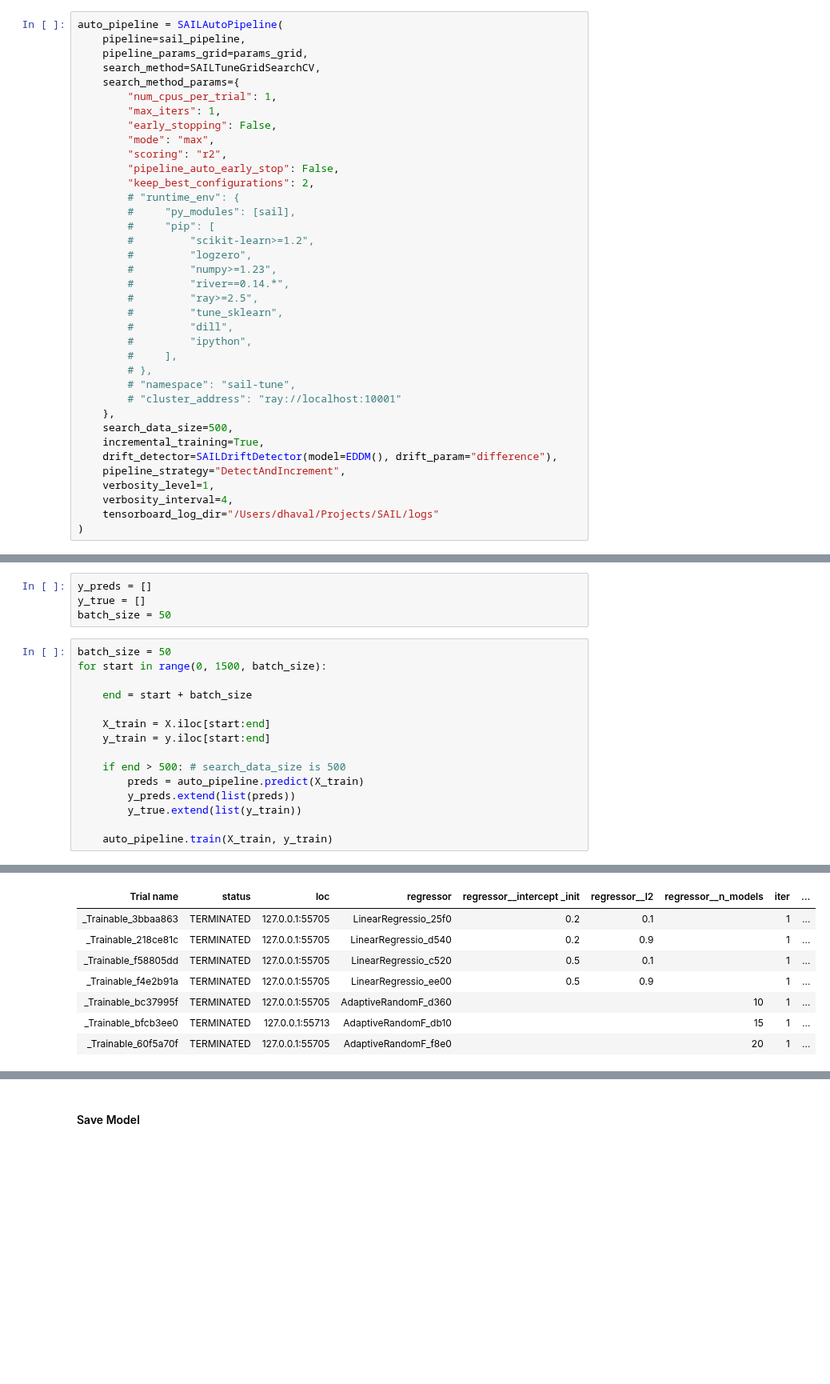
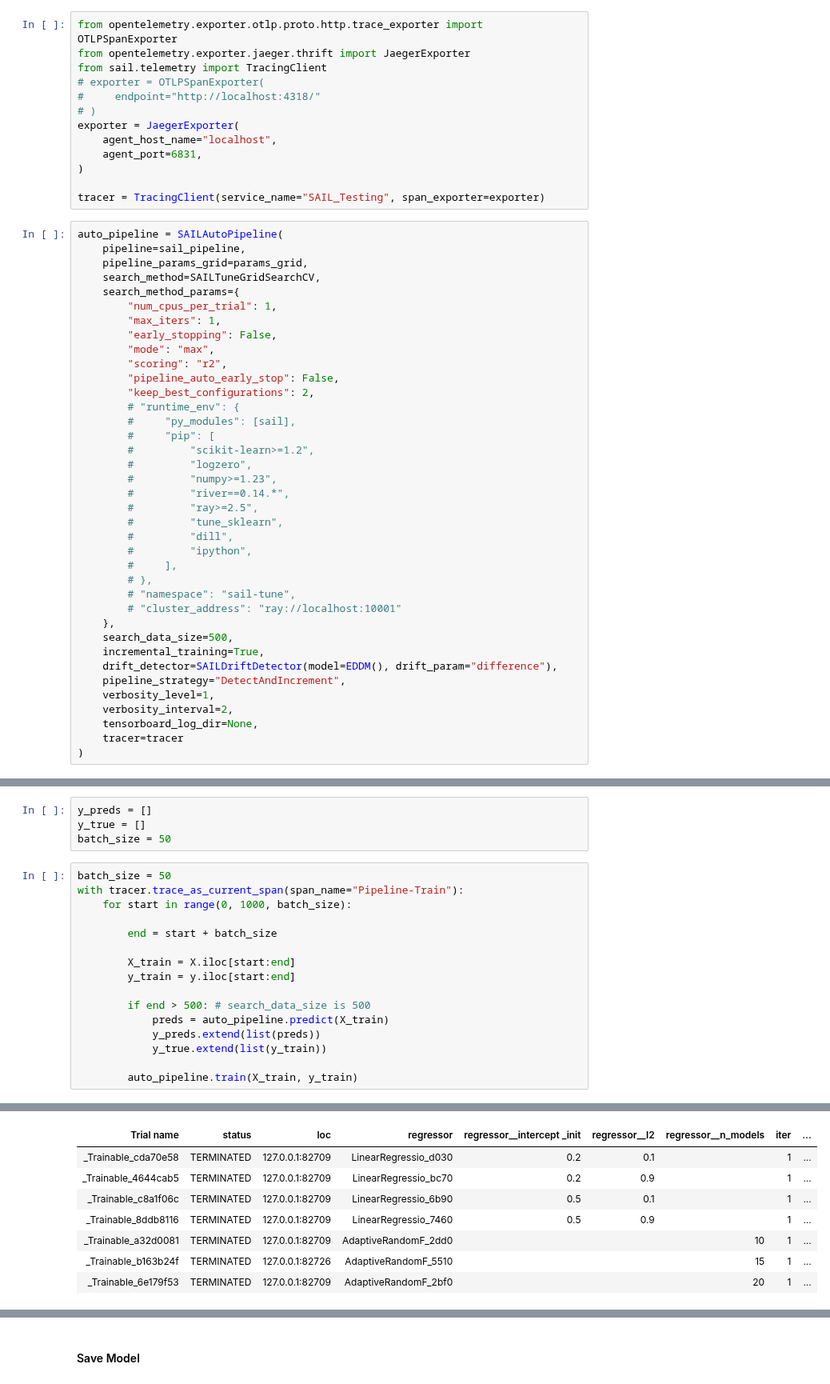
Before and after one commit to IBM/sail, a Jupyter notebook: examples/models/auto_ml/sail_auto_pipeline_regression.ipynb, the cells around one changed output, grey strips where cells are left out. Shown at 80% size. Drawn from its saved outputs; the diff is of its cells as text; blank space fills up the shorter version.

```diff
--- a/examples/models/auto_ml/sail_auto_pipeline_regression.ipynb
+++ b/examples/models/auto_ml/sail_auto_pipeline_regression.ipynb
@@ -49,6 +49,19 @@ params_grid = [
 ]
 # %% [markdown]
 #### Create Model Instance
+# %%
+from opentelemetry.exporter.otlp.proto.http.trace_exporter import OTLPSpanExporter
+from opentelemetry.exporter.jaeger.thrift import JaegerExporter
+from sail.telemetry import TracingClient
+# exporter = OTLPSpanExporter(
+#     endpoint="http://localhost:4318/"
+# )
+exporter = JaegerExporter(
+    agent_host_name="localhost",
+    agent_port=6831,
+)
+
+tracer = TracingClient(service_name="SAIL_Testing", span_exporter=exporter)
 # %%
 auto_pipeline = SAILAutoPipeline(
     pipeline=sail_pipeline,
@@ -83,7 +96,8 @@ auto_pipeline = SAILAutoPipeline(
     drift_detector=SAILDriftDetector(model=EDDM(), drift_param="difference"),
     pipeline_strategy="DetectAndIncrement",
     verbosity_level=1,
-    verbosity_interval=4,
-    tensorboard_log_dir="/Users/dhaval/Projects/SAIL/logs"
+    verbosity_interval=2,
+    tensorboard_log_dir=None,
+    tracer=tracer
 )
 # %% [output]
@@ -97,18 +110,19 @@ y_true = []
 batch_size = 50
 # %%
 batch_size = 50
-for start in range(0, 1500, batch_size):
+with tracer.trace_as_current_span(span_name="Pipeline-Train"):
+    for start in range(0, 1000, batch_size):
 
-    end = start + batch_size
+        end = start + batch_size
 
-    X_train = X.iloc[start:end]
-    y_train = y.iloc[start:end]
+        X_train = X.iloc[start:end]
+        y_train = y.iloc[start:end]
 
-    if end > 500: # search_data_size is 500
-        preds = auto_pipeline.predict(X_train)
-        y_preds.extend(list(preds))
-        y_true.extend(list(y_train))
+        if end > 500: # search_data_size is 500
+            preds = auto_pipeline.predict(X_train)
+            y_preds.extend(list(preds))
+            y_true.extend(list(y_train))
 
-    auto_pipeline.train(X_train, y_train)
+        auto_pipeline.train(X_train, y_train)
 # %% [output]
 Tune Status
@@ -118,12 +132,12 @@ Tune Status
 System Info
 Using FIFO scheduling algorithm.
 Logical resource usage: 1.0/10 CPUs, 0/0 GPUs
 Trial Status
 | Trial name | status | loc | regressor | regressor__intercept _init | regressor__l2 | regressor__n_models | iter | ... |
-| _Trainable_3bbaa863 | TERMINATED | 127.0.0.1:55705 | LinearRegressio_25f0 | 0.2 | 0.1 |  | 1 | ... |
-| _Trainable_218ce81c | TERMINATED | 127.0.0.1:55705 | LinearRegressio_d540 | 0.2 | 0.9 |  | 1 | ... |
-| _Trainable_f58805dd | TERMINATED | 127.0.0.1:55705 | LinearRegressio_c520 | 0.5 | 0.1 |  | 1 | ... |
-| _Trainable_f4e2b91a | TERMINATED | 127.0.0.1:55705 | LinearRegressio_ee00 | 0.5 | 0.9 |  | 1 | ... |
-| _Trainable_bc37995f | TERMINATED | 127.0.0.1:55705 | AdaptiveRandomF_d360 |  |  | 10 | 1 | ... |
-| _Trainable_bfcb3ee0 | TERMINATED | 127.0.0.1:55713 | AdaptiveRandomF_db10 |  |  | 15 | 1 | ... |
-| _Trainable_60f5a70f | TERMINATED | 127.0.0.1:55705 | AdaptiveRandomF_f8e0 |  |  | 20 | 1 | ... |
+| _Trainable_cda70e58 | TERMINATED | 127.0.0.1:82709 | LinearRegressio_d030 | 0.2 | 0.1 |  | 1 | ... |
+| _Trainable_4644cab5 | TERMINATED | 127.0.0.1:82709 | LinearRegressio_bc70 | 0.2 | 0.9 |  | 1 | ... |
+| _Trainable_c8a1f06c | TERMINATED | 127.0.0.1:82709 | LinearRegressio_6b90 | 0.5 | 0.1 |  | 1 | ... |
+| _Trainable_8ddb8116 | TERMINATED | 127.0.0.1:82709 | LinearRegressio_7460 | 0.5 | 0.9 |  | 1 | ... |
+| _Trainable_a32d0081 | TERMINATED | 127.0.0.1:82709 | AdaptiveRandomF_2dd0 |  |  | 10 | 1 | ... |
+| _Trainable_b163b24f | TERMINATED | 127.0.0.1:82726 | AdaptiveRandomF_5510 |  |  | 15 | 1 | ... |
+| _Trainable_6e179f53 | TERMINATED | 127.0.0.1:82709 | AdaptiveRandomF_2bf0 |  |  | 20 | 1 | ... |
```
Also changed, not shown: parts of 2 cells of this notebook, 8 other files.
